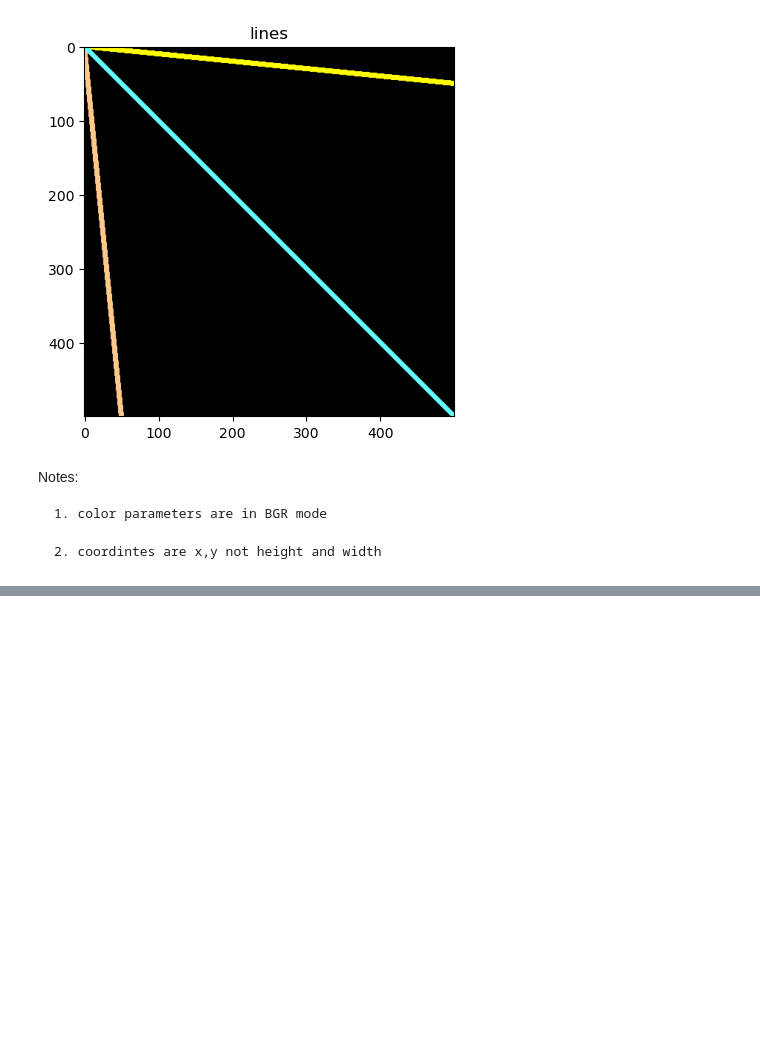
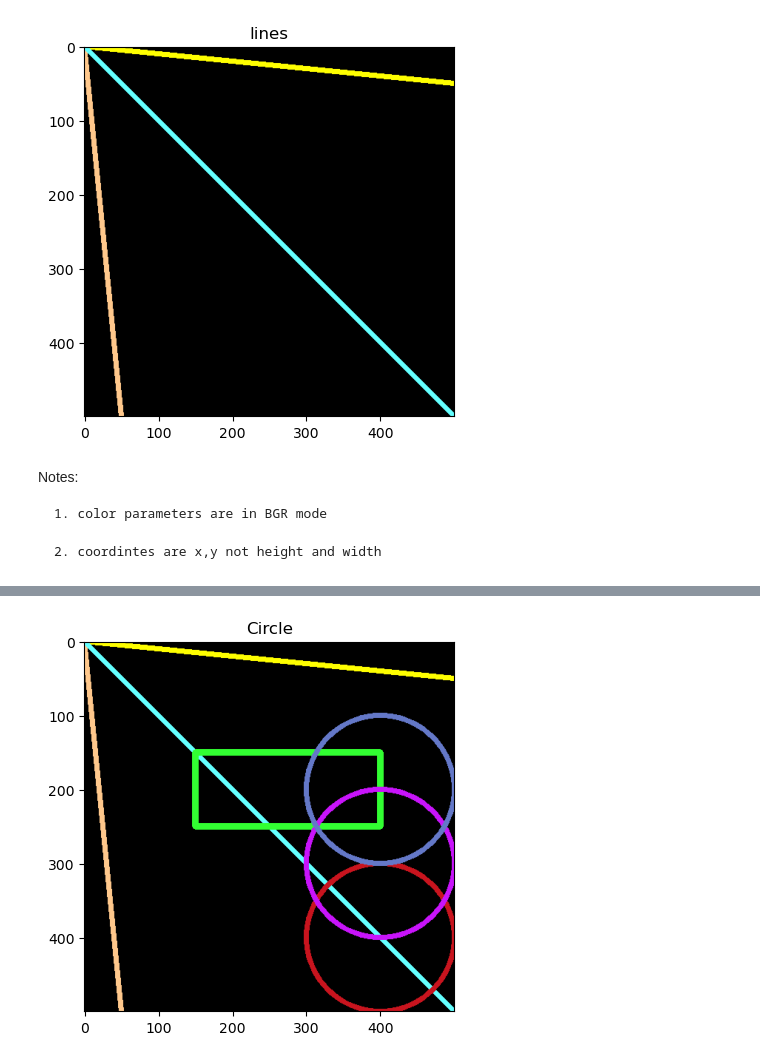
Before and after one commit to Abtinz/Computer-Vision-OpenCV-Yolo, a Jupyter notebook: OpenCV/image processing/shapes and vocabs/shapes_and_vocabs.ipynb, the cells around one changed output, grey strips where cells are left out. Drawn from its saved outputs; the diff is of its cells as text; code cells hidden in the pictures; blank space fills up the shorter version.

```diff
--- a/OpenCV/image processing/shapes and vocabs/shapes_and_vocabs.ipynb
+++ b/OpenCV/image processing/shapes and vocabs/shapes_and_vocabs.ipynb
@@ -37,0 +38,9 @@ plt.imshow(black_board[...,::-1]); plt.title("Rectangle");
+# %%
+#cv2.cirlce(image, center, radius, color, thickness)
+
+cv.circle(black_board, (400, 400), 100, (30,20,200), 5)
+cv.circle(black_board, (400, 300), 100, (250,20,200), 5)
+cv.circle(black_board, (400, 200), 100, (200,120,100), 5)
+plt.imshow(black_board[...,::-1]); plt.title("Circle");
+# %% [output]
+[figure, added]
```
Also changed, not shown: parts of 1 cell of this notebook.
